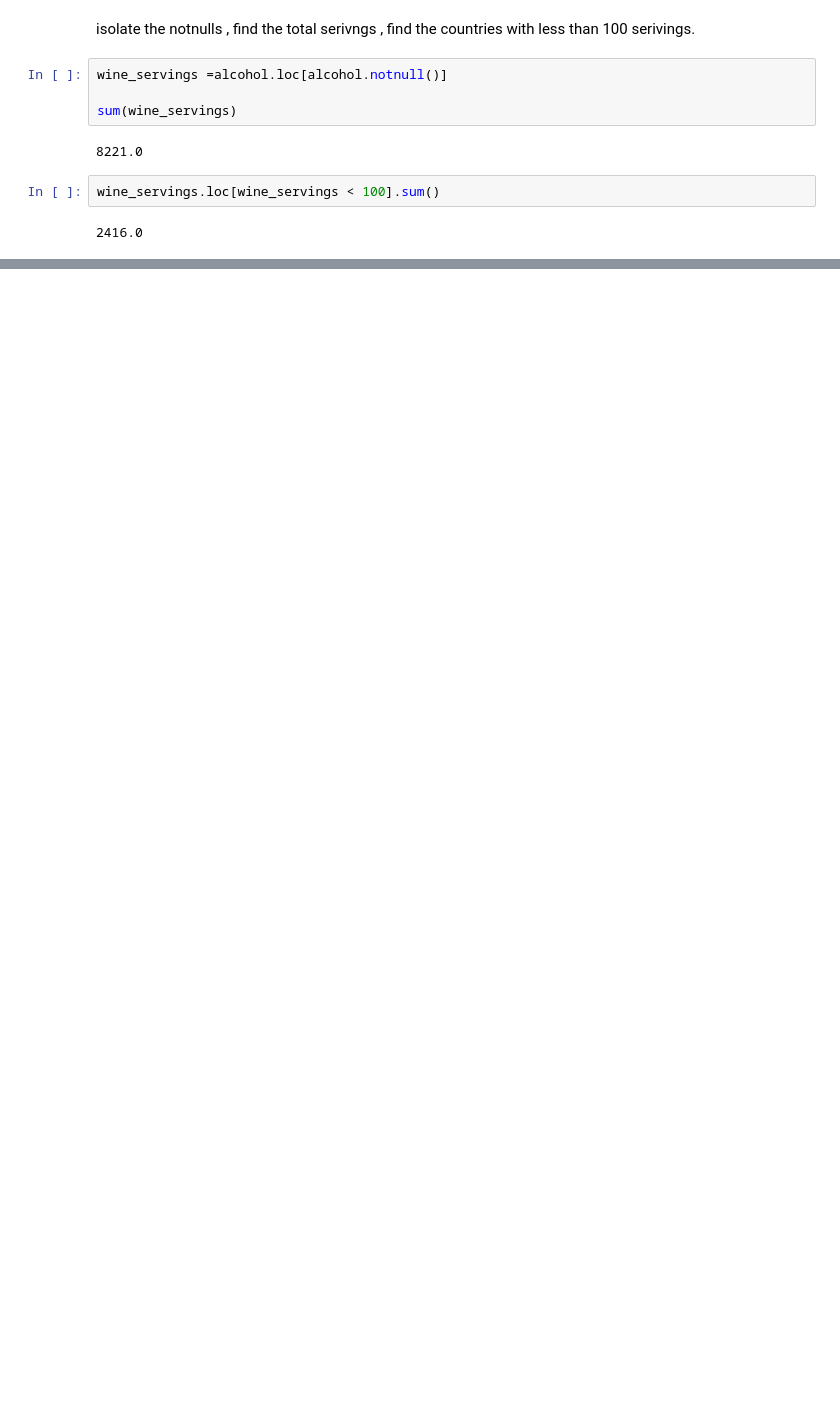
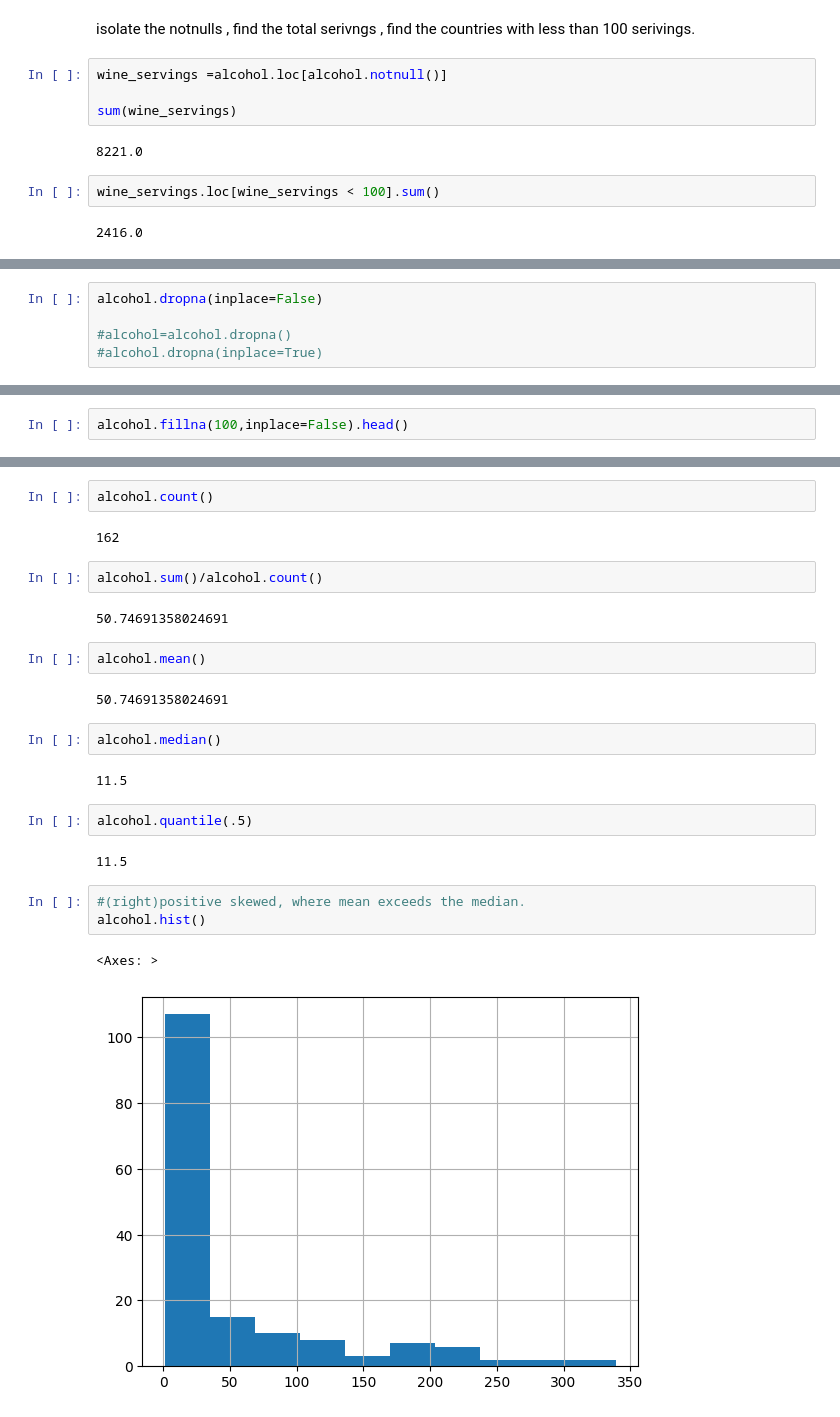
Before and after one commit to NomadCoder101/colabs, a Jupyter notebook: SECTION_2.ipynb, the cells around one changed output, grey strips where cells are left out. Cells and saved outputs as stored; diff of their text form; blank space fills up the shorter version.

```diff
--- a/SECTION_2.ipynb
+++ b/SECTION_2.ipynb
@@ -403,0 +404,5 @@ wine_servings.loc[wine_servings < 100].sum()
+# %%
+alcohol.dropna(inplace=False)
+
+#alcohol=alcohol.dropna()
+#alcohol.dropna(inplace=True)
@@ -403,0 +443,2 @@ wine_servings.loc[wine_servings < 100].sum()
+# %%
+alcohol.fillna(100,inplace=False).head()
@@ -403,0 +461,26 @@ wine_servings.loc[wine_servings < 100].sum()
+# %%
+alcohol.count()
+# %% [output]
+162
+# %%
+alcohol.sum()/alcohol.count()
+# %% [output]
+50.74691358024691
+# %%
+alcohol.mean()
+# %% [output]
+50.74691358024691
+# %%
+alcohol.median()
+# %% [output]
+11.5
+# %%
+alcohol.quantile(.5)
+# %% [output]
+11.5
+# %%
+#(right)positive skewed, where mean exceeds the median.
+alcohol.hist()
+# %% [output]
+<Axes: >
+[figure, added]
```
Also changed, not shown: parts of 155 cells of this notebook.
